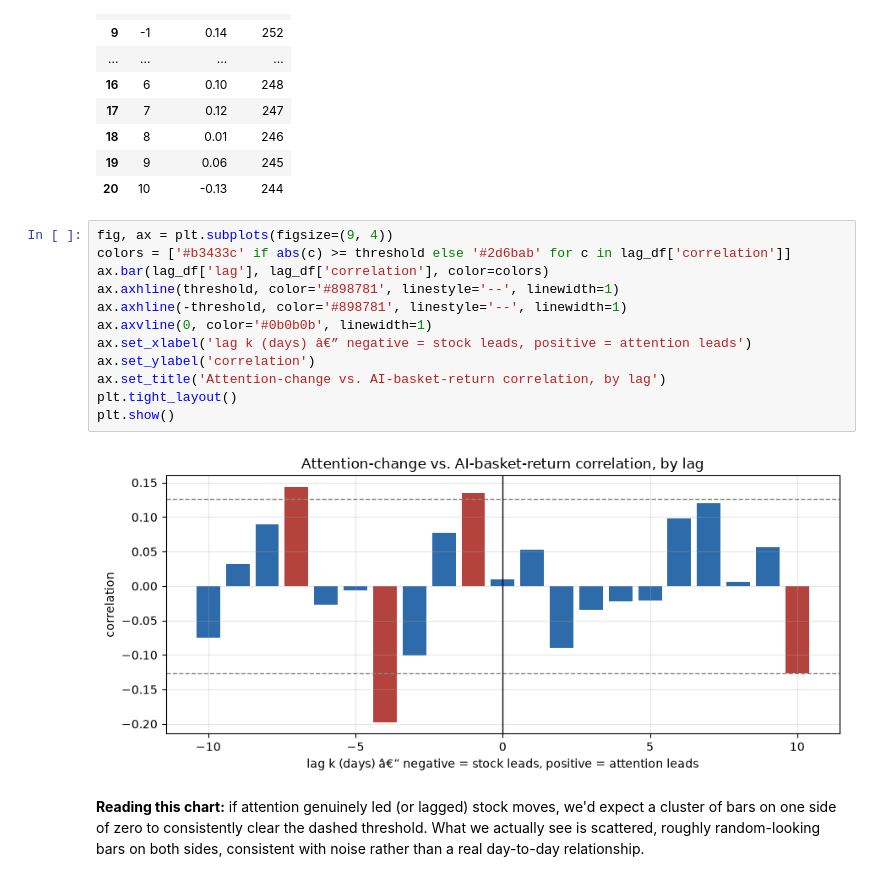
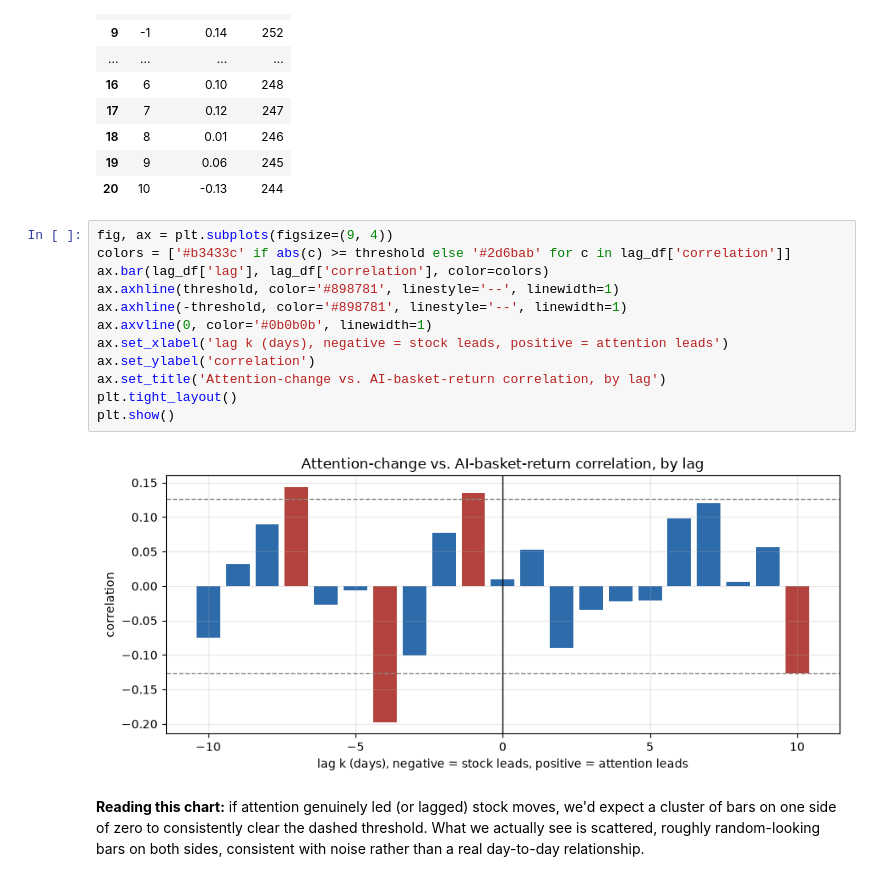
Before and after one commit to pdglenchur-glitch/market_ai_pulse, a Jupyter notebook: analysis/key_findings.ipynb, the cells around one changed output. Cells and saved outputs as stored; diff of their text form.

```diff
--- a/analysis/key_findings.ipynb
+++ b/analysis/key_findings.ipynb
@@ -179,17 +198,17 @@ Note: 21 lags were tested, so a single lag crossing this threshold is expected b
 # %%
 fig, ax = plt.subplots(figsize=(9, 4))
 colors = ['#b3433c' if abs(c) >= threshold else '#2d6bab' for c in lag_df['correlation']]
 ax.bar(lag_df['lag'], lag_df['correlation'], color=colors)
 ax.axhline(threshold, color='#898781', linestyle='--', linewidth=1)
 ax.axhline(-threshold, color='#898781', linestyle='--', linewidth=1)
 ax.axvline(0, color='#0b0b0b', linewidth=1)
-ax.set_xlabel('lag k (days) â€” negative = stock leads, positive = attention leads')
+ax.set_xlabel('lag k (days), negative = stock leads, positive = attention leads')
 ax.set_ylabel('correlation')
 ax.set_title('Attention-change vs. AI-basket-return correlation, by lag')
 plt.tight_layout()
 plt.show()
 # %% [output]
-[figure, old version]
+[figure, new version]
 # %% [markdown]
 **Reading this chart:** if attention genuinely led (or lagged) stock moves, we'd expect a cluster of bars on one side of zero to consistently clear the dashed threshold. What we actually see is scattered, roughly random-looking bars on both sides, consistent with noise rather than a real day-to-day relationship.
 # %% [markdown]
```
Also changed, not shown: parts of 7 cells of this notebook.
